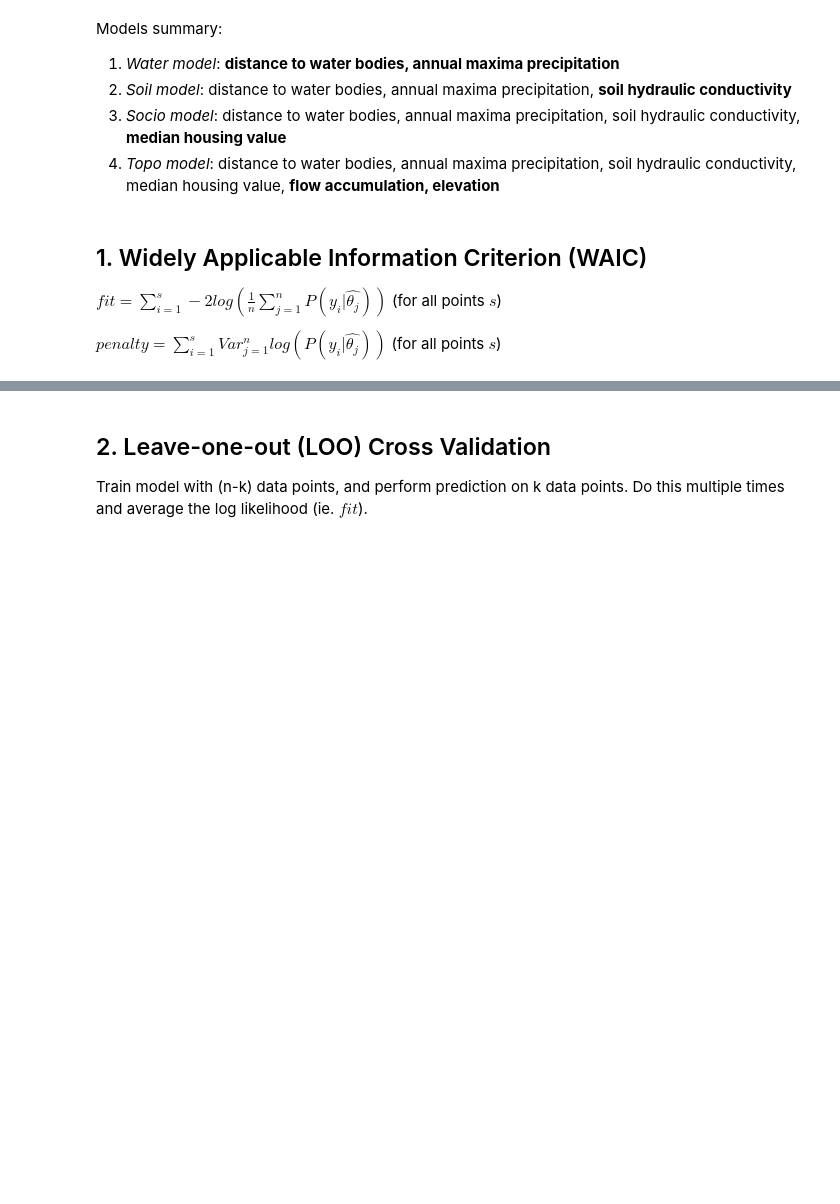
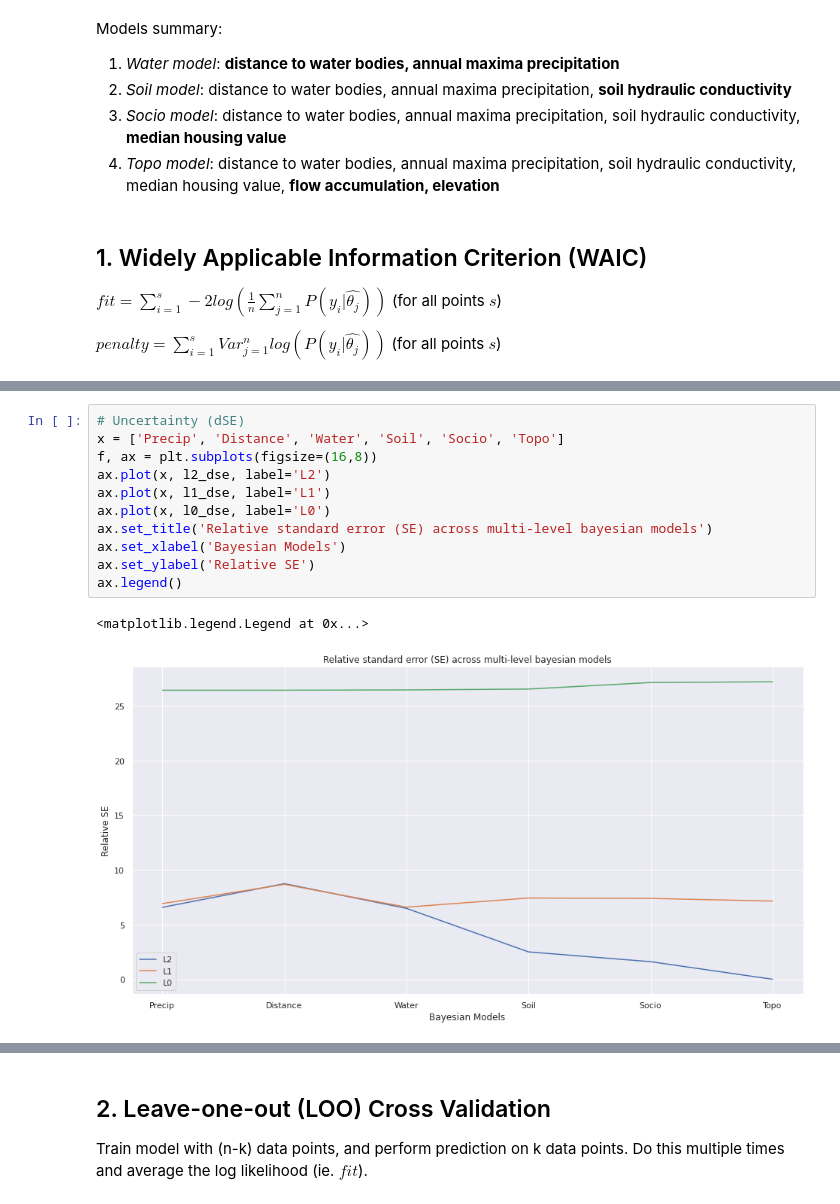
Before and after one commit to juannat7/bayesian_septic, a Jupyter notebook: notebooks/06 goodness_of_fit.ipynb, the cells around one changed output, grey strips where cells are left out. Cells and saved outputs as stored; diff of their text form; blank space fills up the shorter version.

```diff
--- a/notebooks/06 goodness_of_fit.ipynb
+++ b/notebooks/06 goodness_of_fit.ipynb
@@ -147,0 +179,14 @@ Text(0, 0.5, 'WAIC relative error (%)')
+# %%
+# Uncertainty (dSE)
+x = ['Precip', 'Distance', 'Water', 'Soil', 'Socio', 'Topo']
+f, ax = plt.subplots(figsize=(16,8))
+ax.plot(x, l2_dse, label='L2')
+ax.plot(x, l1_dse, label='L1')
+ax.plot(x, l0_dse, label='L0')
+ax.set_title('Relative standard error (SE) across multi-level bayesian models')
+ax.set_xlabel('Bayesian Models')
+ax.set_ylabel('Relative SE')
+ax.legend()
+# %% [output]
+<matplotlib.legend.Legend at 0x...>
+[figure, added]
```
Also changed, not shown: parts of 10 cells of this notebook, 1 other file.
